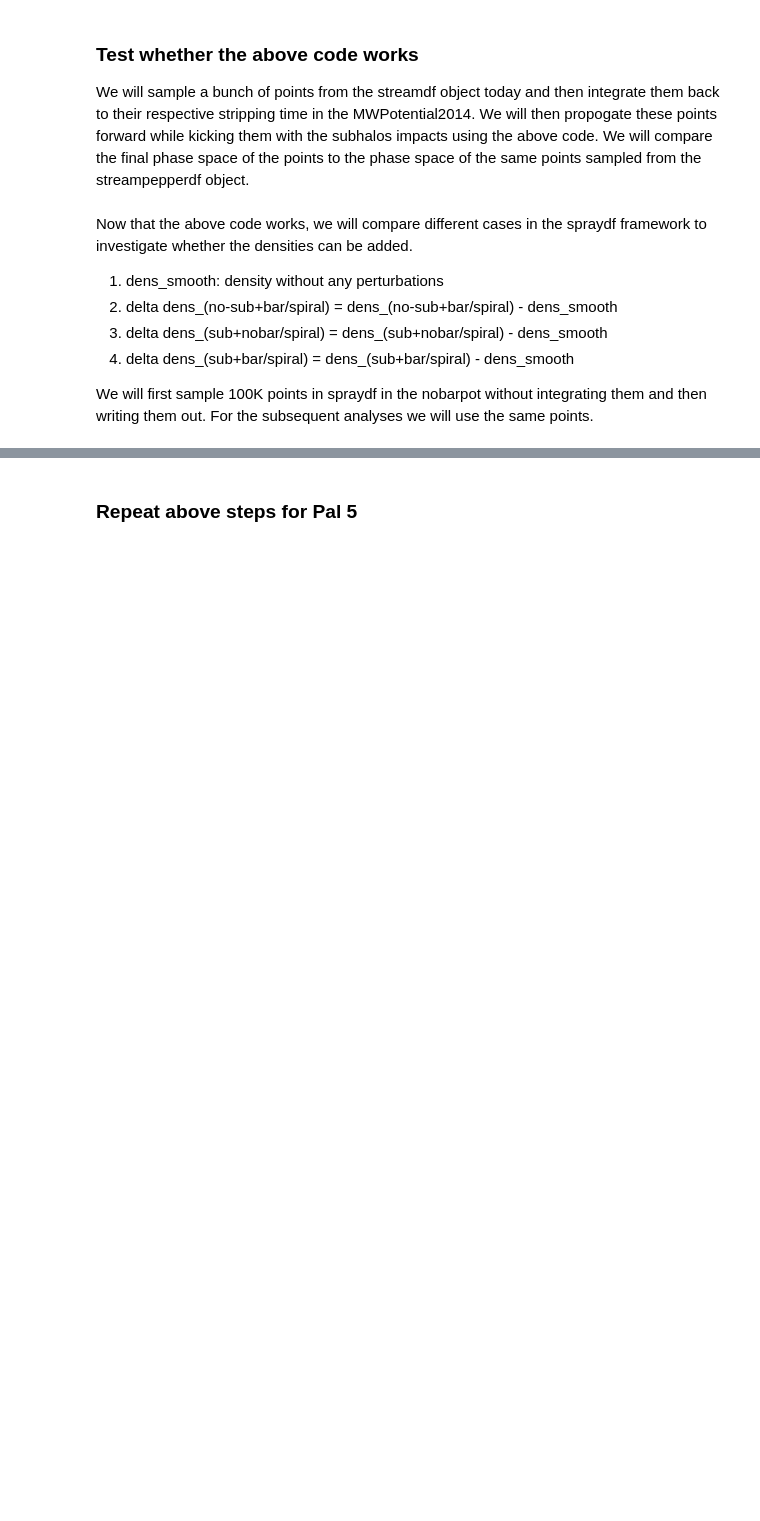
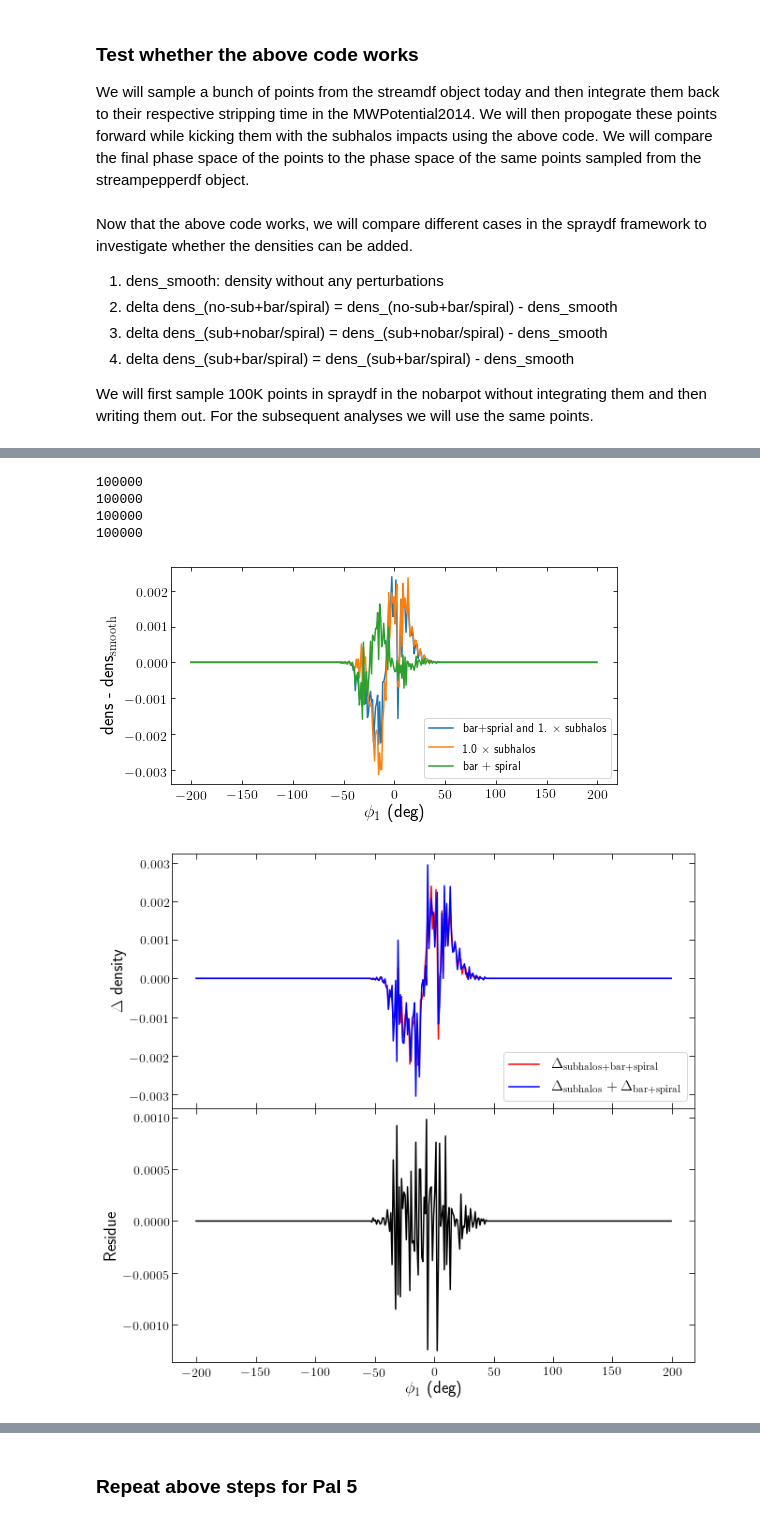
Before and after one commit to nbanik/Analyze_GD-1, a Jupyter notebook: spraydf_combine_bar+spiral and subhalos.ipynb, the cells around one changed output, grey strips where cells are left out. Saved outputs shown, nothing was run; the diff lists cells and outputs as text; code cells hidden in the pictures; blank space fills up the shorter version.

```diff
--- a/spraydf_combine_bar+spiral and subhalos.ipynb
+++ b/spraydf_combine_bar+spiral and subhalos.ipynb
@@ -525,0 +690,9 @@ plt.show()
+# %%
+compare_plot_GD1(ind=1)
+# %% [output]
+100000
+100000
+100000
+100000
+[figure, added]
+[figure, added]
```
Also changed, not shown: parts of 29 cells of this notebook.
